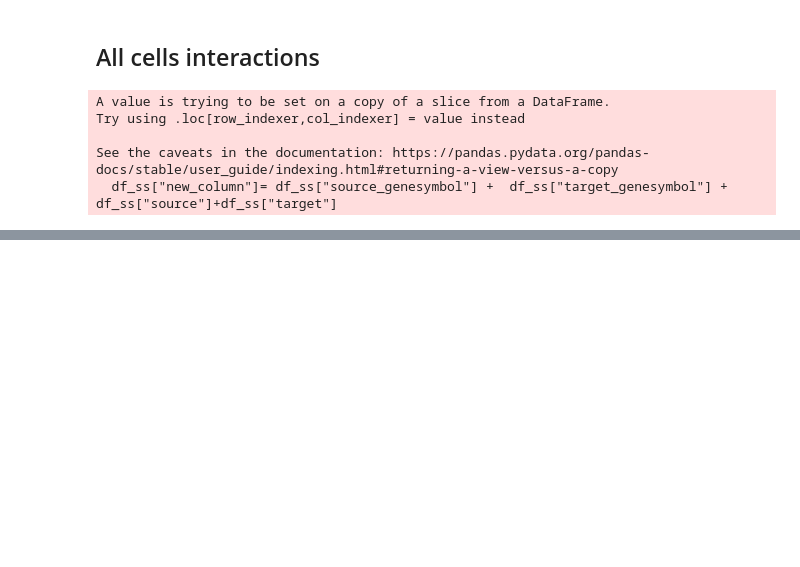
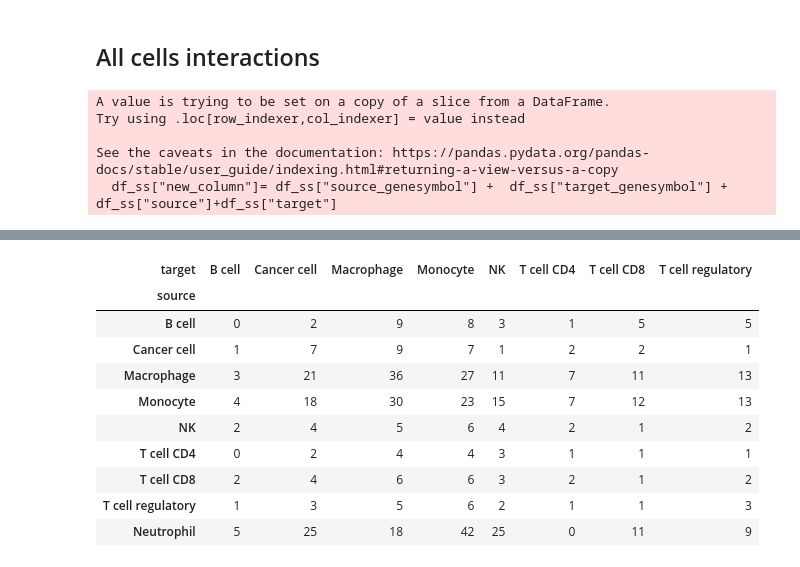
Before and after one commit to ErikaKvalem/crc_atlas_circos_plot, a Jupyter notebook: 02-scripts/c2c_unique_interactions.ipynb, the cells around one changed output, grey strips where cells are left out. Cells and saved outputs as stored; diff of their text form; code cells hidden in the pictures; blank space fills up the shorter version.

```diff
--- a/02-scripts/c2c_unique_interactions.ipynb
+++ b/02-scripts/c2c_unique_interactions.ipynb
@@ -91,6 +128,20 @@ interaction_matrix = interaction_matrix.astype(int)
 interaction_matrix["Neutrophil"]=list(interaction_matrix_neutro["Neutrophil"])
 # %%
 interaction_matrix = interaction_matrix.T
+# %%
+interaction_matrix
+# %% [output]
+| target | B cell | Cancer cell | Macrophage | Monocyte | NK | T cell CD4 | T cell CD8 | T cell regulatory |
+| source |  |  |  |  |  |  |  |  |
+| B cell | 0 | 2 | 9 | 8 | 3 | 1 | 5 | 5 |
+| Cancer cell | 1 | 7 | 9 | 7 | 1 | 2 | 2 | 1 |
+| Macrophage | 3 | 21 | 36 | 27 | 11 | 7 | 11 | 13 |
+| Monocyte | 4 | 18 | 30 | 23 | 15 | 7 | 12 | 13 |
+| NK | 2 | 4 | 5 | 6 | 4 | 2 | 1 | 2 |
+| T cell CD4 | 0 | 2 | 4 | 4 | 3 | 1 | 1 | 1 |
+| T cell CD8 | 2 | 4 | 6 | 6 | 3 | 2 | 1 | 2 |
+| T cell regulatory | 1 | 3 | 5 | 6 | 2 | 1 | 1 | 3 |
+| Neutrophil | 5 | 25 | 18 | 42 | 25 | 0 | 11 | 9 |
 # %%
 # Plotting the heatmap
 plt.figure(figsize=(10, 8))
```
Also changed, not shown: parts of 11 cells of this notebook, 2 other files.
